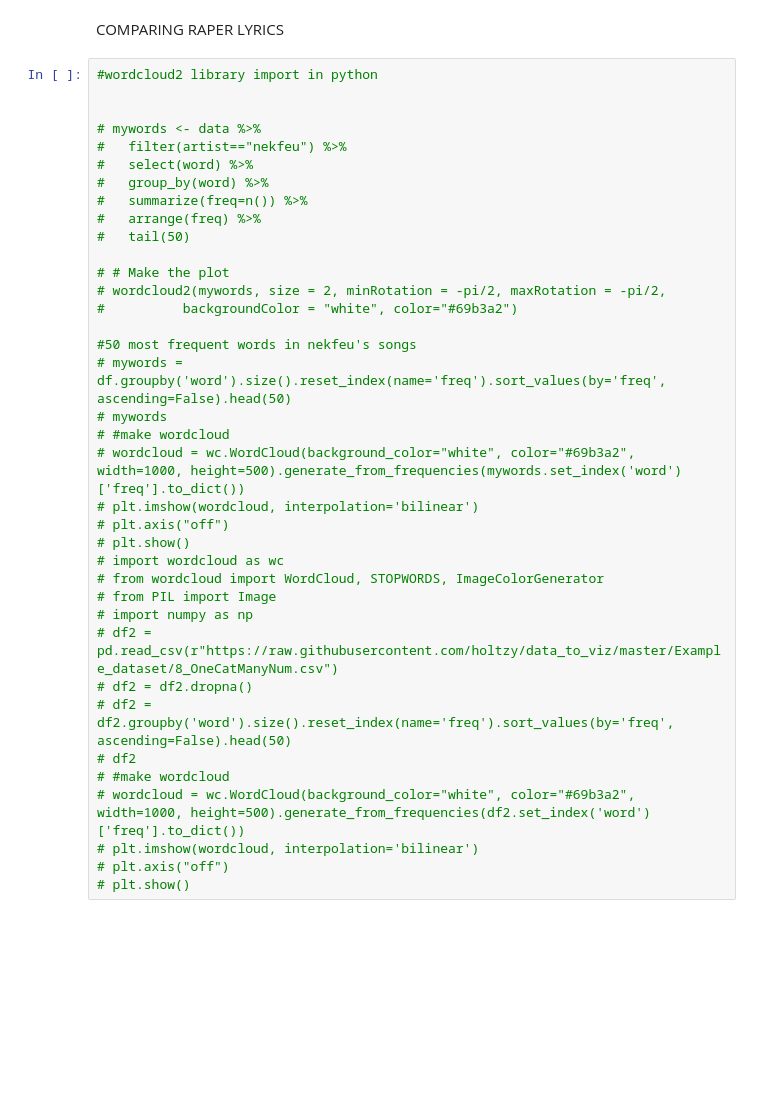
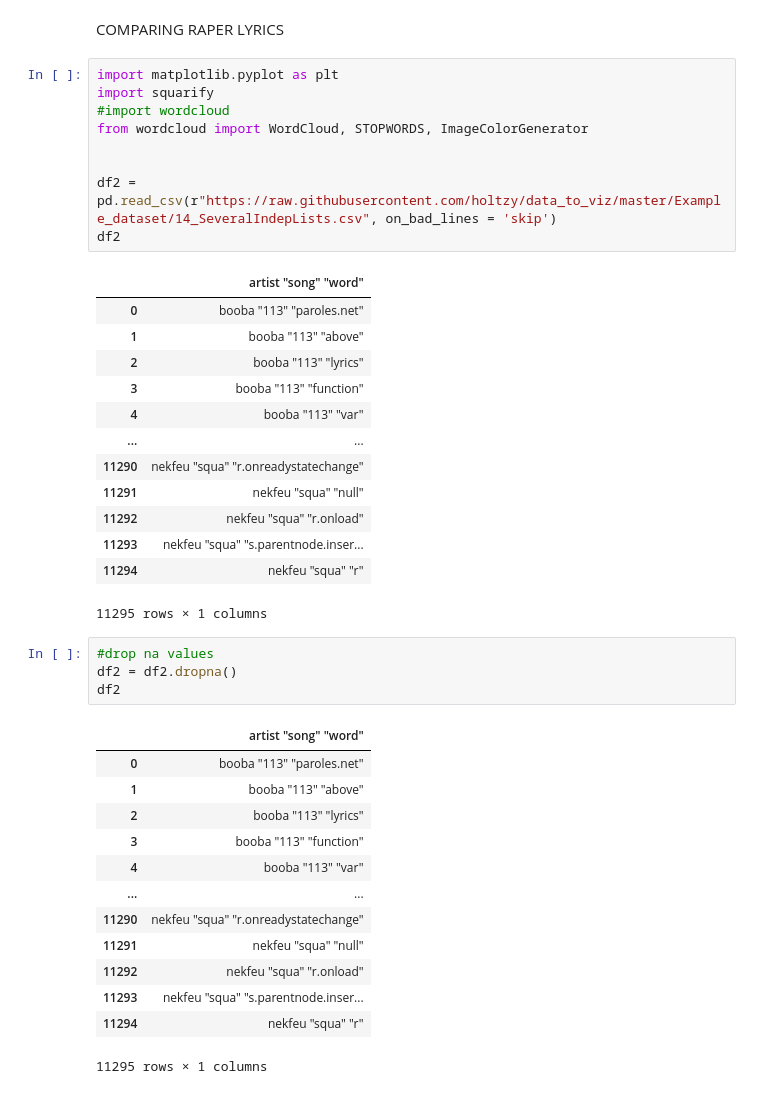
Before and after one commit to anjaliagarwal152615/lab2-dataviz, a Jupyter notebook: file.ipynb, the cells around one changed output. Drawn from its saved outputs; the diff is of its cells as text; blank space fills up the shorter version.

```diff
--- a/file.ipynb
+++ b/file.ipynb
@@ -379,40 +380,44 @@ fig.show()
 # plt.show()
 # %% [markdown]
 COMPARING RAPER LYRICS
-# %%
-#wordcloud2 library import in python
-
-
-# mywords <- data %>%
-#   filter(artist=="nekfeu") %>%
-#   select(word) %>%
-#   group_by(word) %>%
-#   summarize(freq=n()) %>%
-#   arrange(freq) %>%
-#   tail(50)
-
-# # Make the plot
-# wordcloud2(mywords, size = 2, minRotation = -pi/2, maxRotation = -pi/2,
-#          backgroundColor = "white", color="#69b3a2")
-
-#50 most frequent words in nekfeu's songs
-# mywords = df.groupby('word').size().reset_index(name='freq').sort_values(by='freq', ascending=False).head(50)
-# mywords
-# #make wordcloud
-# wordcloud = wc.WordCloud(background_color="white", color="#69b3a2", width=1000, height=500).generate_from_frequencies(mywords.set_index('word')['freq'].to_dict())
-# plt.imshow(wordcloud, interpolation='bilinear')
-# plt.axis("off")
-# plt.show()
-# import wordcloud as wc
-# from wordcloud import WordCloud, STOPWORDS, ImageColorGenerator
-# from PIL import Image
-# import numpy as np
-# df2 = pd.read_csv(r"https://raw.githubusercontent.com/holtzy/data_to_viz/master/Example_dataset/8_OneCatManyNum.csv")
-# df2 = df2.dropna()
-# df2 = df2.groupby('word').size().reset_index(name='freq').sort_values(by='freq', ascending=False).head(50)
-# df2
-# #make wordcloud
-# wordcloud = wc.WordCloud(background_color="white", color="#69b3a2", width=1000, height=500).generate_from_frequencies(df2.set_index('word')['freq'].to_dict())
-# plt.imshow(wordcloud, interpolation='bilinear')
-# plt.axis("off")
-# plt.show()
+# %%
+import matplotlib.pyplot as plt
+import squarify
+#import wordcloud
+from wordcloud import WordCloud, STOPWORDS, ImageColorGenerator
+
+
+df2 = pd.read_csv(r"https://raw.githubusercontent.com/holtzy/data_to_viz/master/Example_dataset/14_SeveralIndepLists.csv", on_bad_lines = 'skip')
+df2
+# %% [output]
+|  | artist "song" "word" |
+| 0 | booba "113" "paroles.net" |
+| 1 | booba "113" "above" |
+| 2 | booba "113" "lyrics" |
+| 3 | booba "113" "function" |
+| 4 | booba "113" "var" |
+| ... | ... |
+| 11290 | nekfeu "squa" "r.onreadystatechange" |
+| 11291 | nekfeu "squa" "null" |
+| 11292 | nekfeu "squa" "r.onload" |
+| 11293 | nekfeu "squa" "s.parentnode.inser... |
+| 11294 | nekfeu "squa" "r" |
+11295 rows × 1 columns
+# %%
+#drop na values
+df2 = df2.dropna()
+df2
+# %% [output]
+|  | artist "song" "word" |
+| 0 | booba "113" "paroles.net" |
+| 1 | booba "113" "above" |
+| 2 | booba "113" "lyrics" |
+| 3 | booba "113" "function" |
+| 4 | booba "113" "var" |
+| ... | ... |
+| 11290 | nekfeu "squa" "r.onreadystatechange" |
+| 11291 | nekfeu "squa" "null" |
+| 11292 | nekfeu "squa" "r.onload" |
+| 11293 | nekfeu "squa" "s.parentnode.inser... |
+| 11294 | nekfeu "squa" "r" |
+11295 rows × 1 columns
```
Also changed, not shown: parts of 28 cells of this notebook.
